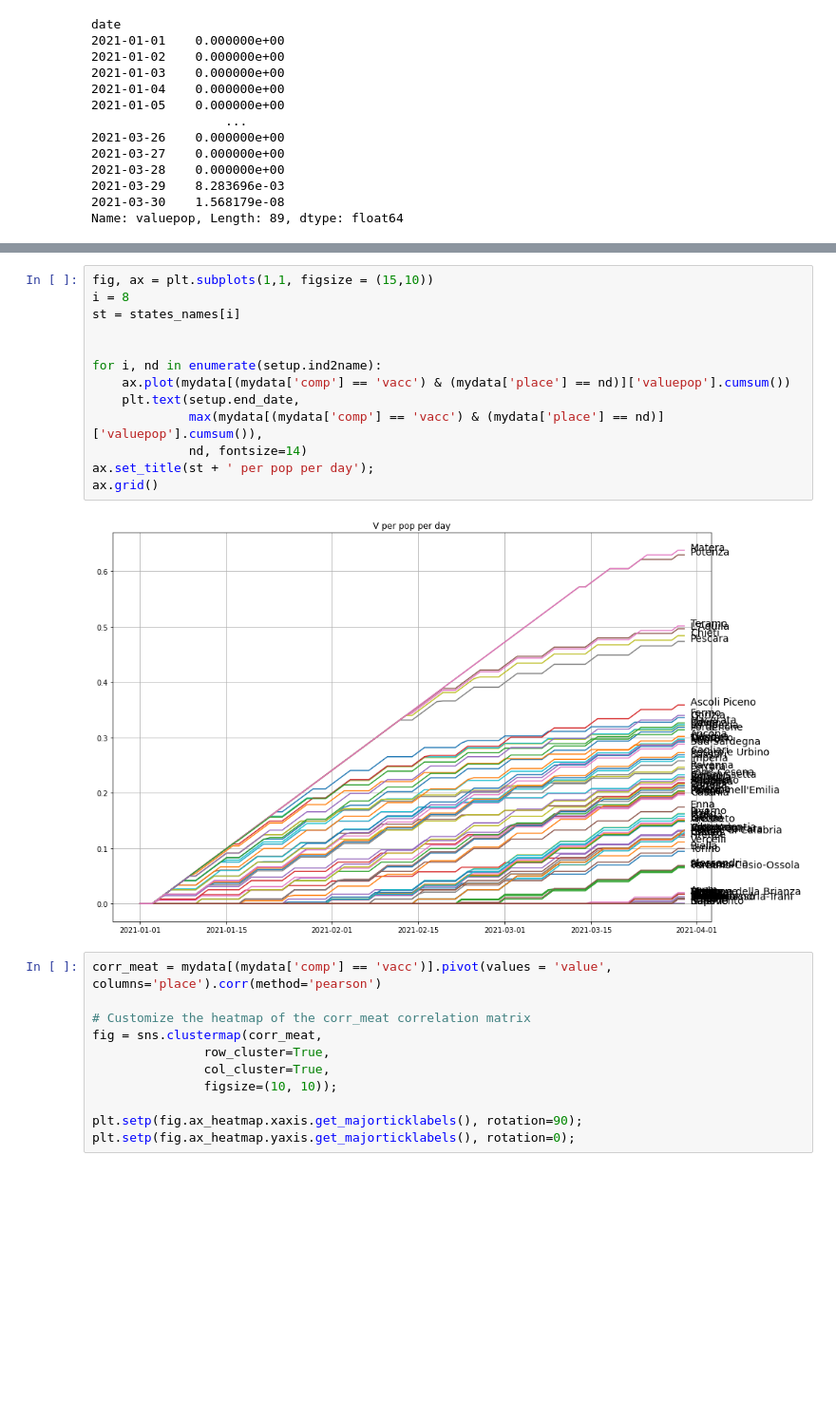
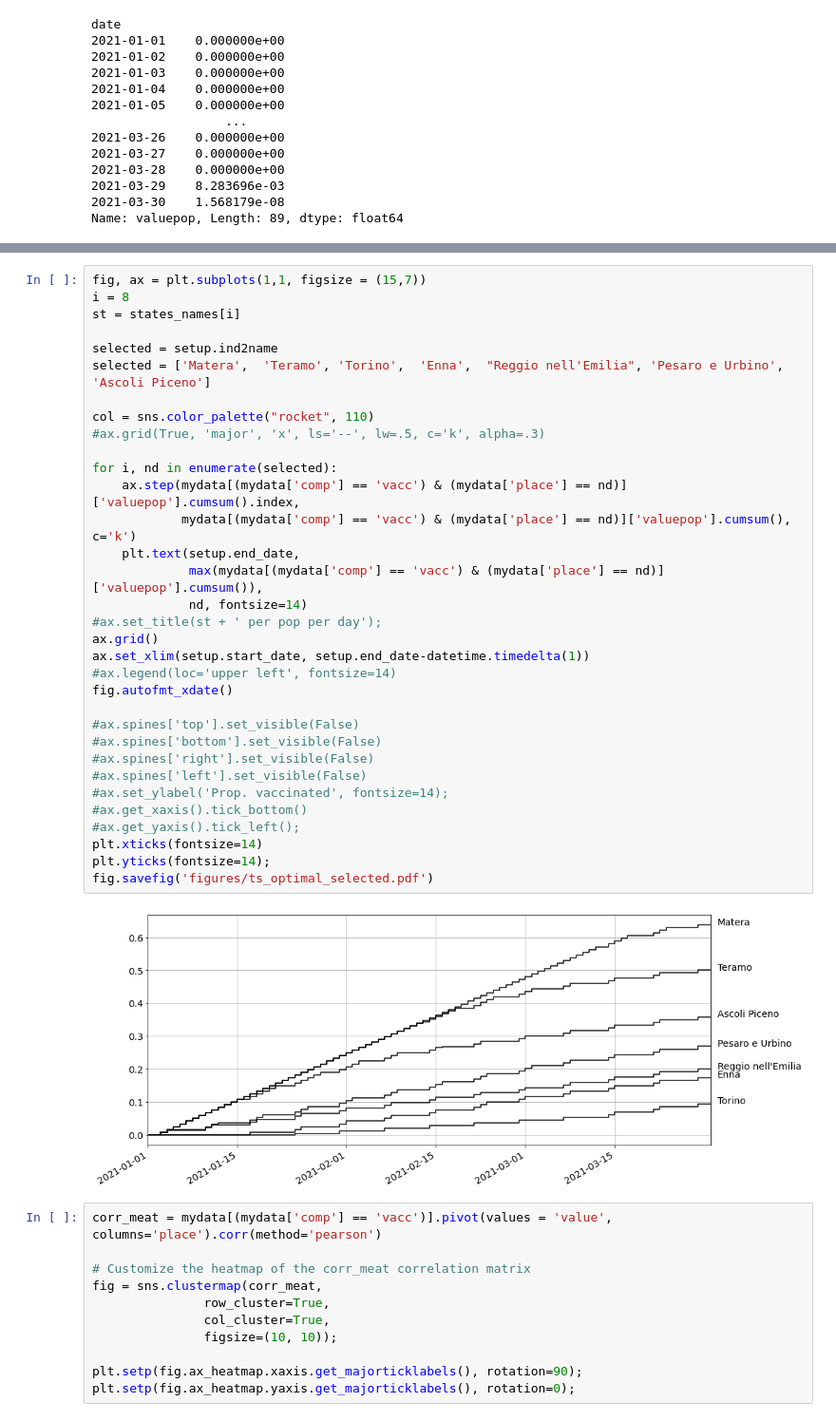
Before and after one commit to jcblemai/COVID-19_italy-vaccination-oc, a Jupyter notebook: analysis_ts.ipynb, the cells around one changed output, grey strips where cells are left out. Shown: that part at 95% size. Drawn from its saved outputs; the diff is of its cells as text; blank space fills up the shorter version.

Commit message:
more modulable and // script for figures

```diff
--- a/analysis_ts.ipynb
+++ b/analysis_ts.ipynb
@@ -112,18 +132,38 @@ Name: valuepop, Length: 89, dtype: float64
 # %%
-fig, ax = plt.subplots(1,1, figsize = (15,10))
+fig, ax = plt.subplots(1,1, figsize = (15,7))
 i = 8
 st = states_names[i]
 
+selected = setup.ind2name
+selected = ['Matera',  'Teramo', 'Torino',  'Enna',  "Reggio nell'Emilia", 'Pesaro e Urbino', 'Ascoli Piceno']
 
-for i, nd in enumerate(setup.ind2name):
-    ax.plot(mydata[(mydata['comp'] == 'vacc') & (mydata['place'] == nd)]['valuepop'].cumsum())
+col = sns.color_palette("rocket", 110)
+#ax.grid(True, 'major', 'x', ls='--', lw=.5, c='k', alpha=.3)
+
+for i, nd in enumerate(selected):
+    ax.step(mydata[(mydata['comp'] == 'vacc') & (mydata['place'] == nd)]['valuepop'].cumsum().index,
+            mydata[(mydata['comp'] == 'vacc') & (mydata['place'] == nd)]['valuepop'].cumsum(), c='k')
     plt.text(setup.end_date,
              max(mydata[(mydata['comp'] == 'vacc') & (mydata['place'] == nd)]['valuepop'].cumsum()),
              nd, fontsize=14)
-ax.set_title(st + ' per pop per day');
+#ax.set_title(st + ' per pop per day');
 ax.grid()
+ax.set_xlim(setup.start_date, setup.end_date-datetime.timedelta(1))
+#ax.legend(loc='upper left', fontsize=14)
+fig.autofmt_xdate()
+
+#ax.spines['top'].set_visible(False)
+#ax.spines['bottom'].set_visible(False)
+#ax.spines['right'].set_visible(False)
+#ax.spines['left'].set_visible(False)
+#ax.set_ylabel('Prop. vaccinated', fontsize=14);
+#ax.get_xaxis().tick_bottom()
+#ax.get_yaxis().tick_left();
+plt.xticks(fontsize=14)
+plt.yticks(fontsize=14);
+fig.savefig('figures/ts_optimal_selected.pdf')
 # %% [output]
-[figure, old version]
+[figure, new version]
 # %%
 corr_meat = mydata[(mydata['comp'] == 'vacc')].pivot(values = 'value', columns='place').corr(method='pearson')
 
```
Also changed, not shown: parts of 2 cells of this notebook, 3 other files.
